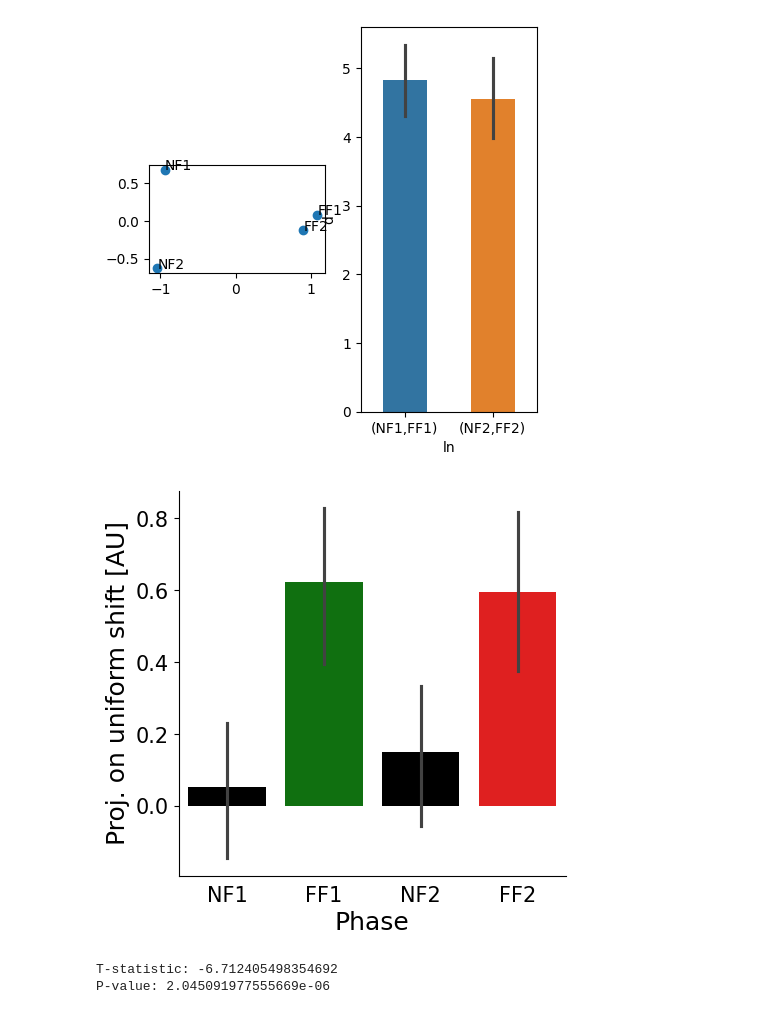
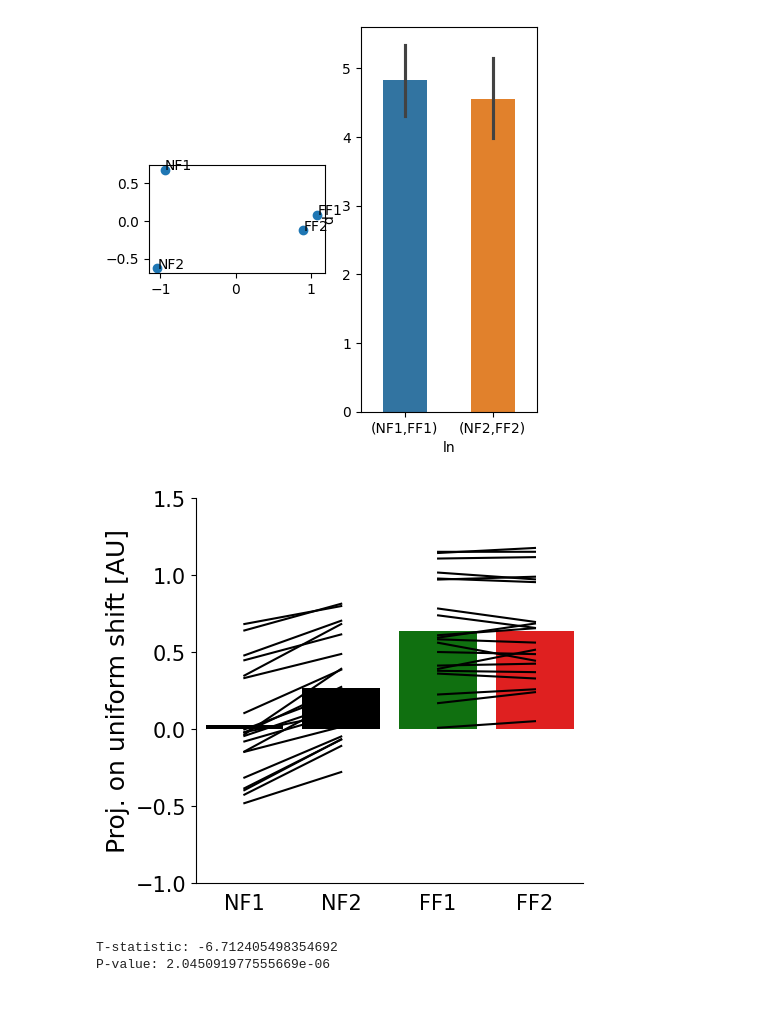
Before and after one commit to mshahbazi1997/MotorSavingModel, a Jupyter notebook: notebooks/Sun_ana.ipynb, the cells around one changed output. Drawn from its saved outputs; the diff is of its cells as text; code cells hidden in the pictures.

Commit message:
updated plots

```diff
--- a/notebooks/Sun_ana.ipynb
+++ b/notebooks/Sun_ana.ipynb
@@ -25,7 +25,7 @@ fontsize_legend = 12
 
 save_fig = '/Users/mahdiyar/Diedrichsenlab Dropbox/Mahdiyar Shahbazi/Conferences/NCM2024_Mahdiyar/figures'
 # %%
-folder_name = 'Sim_simple_128'
+folder_name = 'Sim_simple2'
 num_hidden = 128
 
 seed = 100
@@ -206,32 +206,48 @@ P-value: 0.1326742644659476
 # %%
 # Assuming T is your DataFrame
 
 fig,ax = plt.subplots(1,1,figsize=(5,5))
 
 palette_colors = {'FF1': 'g', 'FF2': 'r', 'NF1': 'k', 'NF2': 'k'}
 
-sb.barplot(x='phase', y='us', data=T,palette=palette_colors,ax=ax,hue='phase')
+order = ['NF1', 'NF2', 'FF1', 'FF2']
+
+
+# Assuming there is a 'group_id' or similar to match FF1 and FF2
+for group_id, group_data in T.groupby('mn'):
+    nf1_value = group_data[group_data['phase'] == 'NF1']['us'].values[0]
+    nf2_value = group_data[group_data['phase'] == 'NF2']['us'].values[0]
+    ff1_value = group_data[group_data['phase'] == 'FF1']['us'].values[0]
+    ff2_value = group_data[group_data['phase'] == 'FF2']['us'].values[0]
+    ax.plot(['NF1', 'NF2'], [nf1_value, nf2_value], color='k')
+    ax.plot(['FF1', 'FF2'], [ff1_value, ff2_value], color='k')
+
+
+
+sb.barplot(x='phase', y='us', data=T,palette=palette_colors,ax=ax,hue='phase',order=order,errorbar=None)
 
 
 ax.spines['top'].set_visible(False)
 ax.spines['right'].set_visible(False)
 
 
 #ax.set_xticklabels([])
 #ax.set_yticklabels([])
 
 ax.xaxis.set_tick_params(labelsize=fontsize_tick)
 ax.yaxis.set_tick_params(labelsize=fontsize_tick)
 
 ax.tick_params(bottom = False)
-ax.set_xlabel('Phase', fontsize = fontsize_label)
+ax.set_xlabel('', fontsize = fontsize_label)
 ax.set_ylabel('Proj. on uniform shift [AU]', fontsize = fontsize_label)
+
+ax.set_ylim([-1, 1.5])  # Adjust based on your data
 
 
 #plt.show()
 fig.savefig(os.path.join(save_fig,'proj_on_us.pdf'),dpi=300,bbox_inches='tight')
 # %% [output]
-[figure, old version]
+[figure, new version]
 # %%
 sample1 = T.us[T.phase == 'NF1'].to_numpy()
 sample2 = T.us[T.phase == 'FF1'].to_numpy()
```
Also changed, not shown: parts of 1 cell of this notebook, 2 other files.
